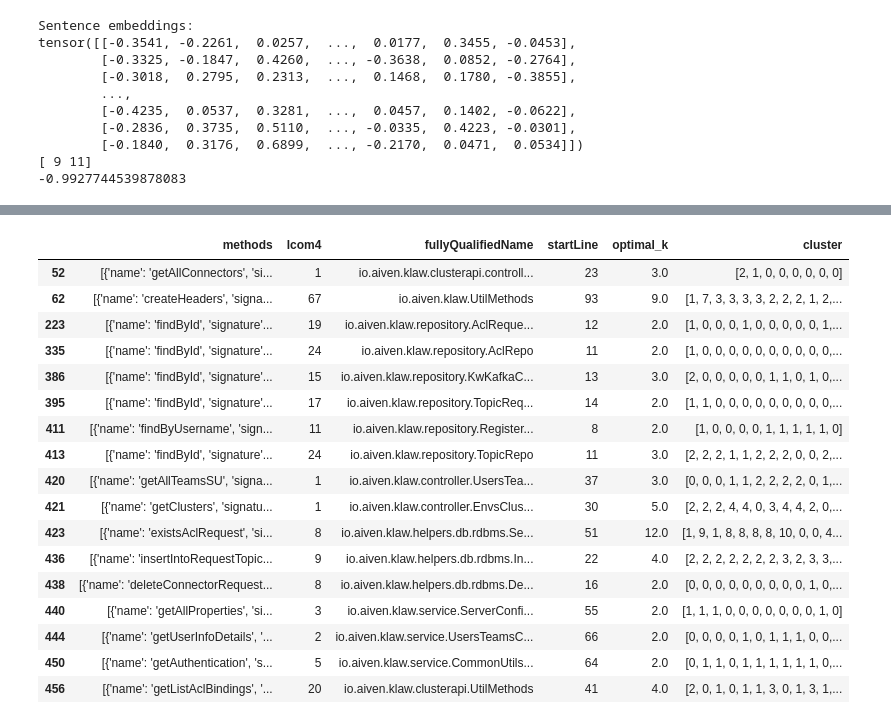
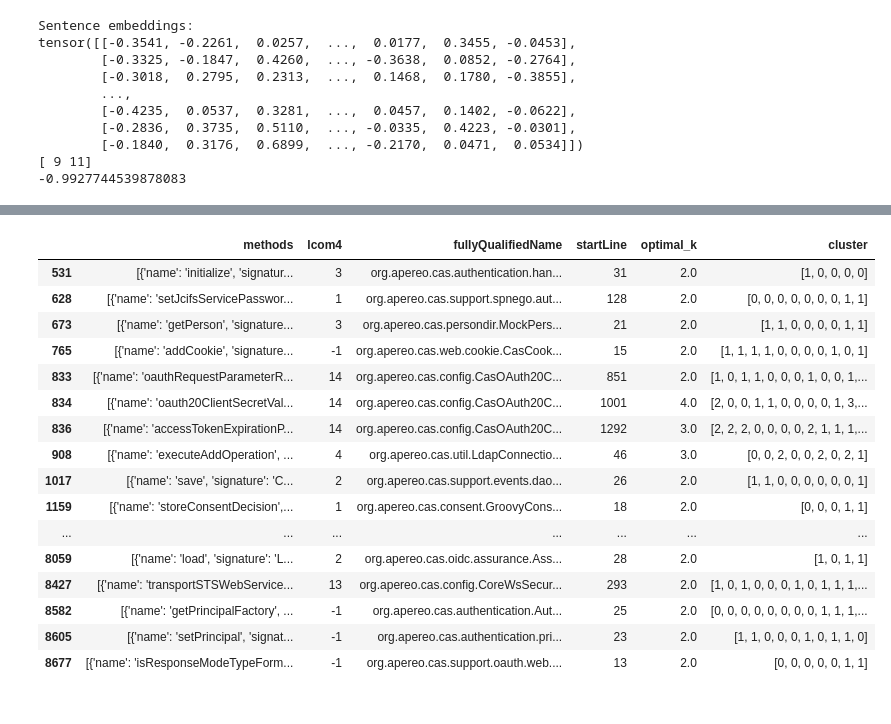
Before and after one commit to Ricaps/JEAD, a Jupyter notebook: AiDetector/training/src/pipelines/multi-service.ipynb, the cells around one changed output, grey strips where cells are left out. Cells and saved outputs as stored; diff of their text form; code cells hidden in the pictures.

```diff
--- a/AiDetector/training/src/pipelines/multi-service.ipynb
+++ b/AiDetector/training/src/pipelines/multi-service.ipynb
@@ -41,8 +42,8 @@ import numpy as np
 # MODEL = "sentence-transformers/all-MiniLM-L6-v2"
 MODEL = "google-bert/bert-base-uncased"
 
-tokenizer = AutoTokenizer.from_pretrained(MODEL)
-model = AutoModel.from_pretrained(MODEL)
+codeBertTokenizer = AutoTokenizer.from_pretrained(MODEL)
+codeBertModel = AutoModel.from_pretrained(MODEL)
 
 input_texts = [
     "User createUser(User user)",
@@ -144,11 +145,11 @@ input_texts = list(
     map(lambda text: "class EmployeeService { " + text + " {...} }", input_texts)
 )
 
-tokenized_inputs = tokenizer(
+tokenized_inputs = codeBertTokenizer(
     input_texts, return_tensors="pt", padding=True, truncation=True, max_length=256
 )
 with torch.no_grad():
-    output = model(**tokenized_inputs)
+    output = codeBertModel(**tokenized_inputs)
 
 
 def hopkins(X):
@@ -374,17 +375,19 @@ def mean_pooling(model_output, attention_mask):
 
 
 # Load model from HuggingFace Hub
-tokenizer = AutoTokenizer.from_pretrained("sentence-transformers/all-MiniLM-L6-v2")
-model = AutoModel.from_pretrained("sentence-transformers/all-MiniLM-L6-v2")
+codeBertTokenizer = AutoTokenizer.from_pretrained(
+    "sentence-transformers/all-MiniLM-L6-v2"
+)
+codeBertModel = AutoModel.from_pretrained("sentence-transformers/all-MiniLM-L6-v2")
 
 # Tokenize sentences
-encoded_input = tokenizer(
+encoded_input = codeBertTokenizer(
     input_texts, padding=True, truncation=True, return_tensors="pt"
 )
 
 # Compute token embeddings
 with torch.no_grad():
-    model_output = model(**encoded_input)
+    model_output = codeBertModel(**encoded_input)
 
 # Perform pooling
 sentence_embeddings = mean_pooling(model_output, encoded_input["attention_mask"])
@@ -530,5 +579,6 @@ io.aiven.klaw.clusterapi.AuthenticationIntegrationIT: 1, [0 0 0 0]
 # %%
-input_file = "/media/martin/BigData/datasets/github-projects/klaw/multi-service-result-codebert-signatures.jsonl"
+# input_file = "/media/martin/BigData/datasets/github-projects/klaw/multi-service-result-both_models-combined.jsonl"
+input_file = "/media/martin/BigData/datasets/github-projects/cas/multi-service-result-codebert-combined.jsonl"
 
 df = pd.read_json(input_file, lines=True)
 one_cluster_lines = df.loc[df.get("optimal_k") == 1]
@@ -537,6 +587,8 @@ count = 0
 evaluation_property = "methods"
 for _, record in one_cluster_lines.iterrows():
     if len(record[evaluation_property]) > 10:
+        # if record["lcom4"] > 3 and len(record[evaluation_property]) >= 4:
+        print(record["fullyQualifiedName"])
         # print(record["methodSignatures"])
         count += 1
 
@@ -593,18 +645,17 @@ Cluster 1: [
 |  | methods | lcom4 | fullyQualifiedName | startLine | optimal_k | cluster |
-| 52 | [{'name': 'getAllConnectors', 'si... | 1 | io.aiven.klaw.clusterapi.controll... | 23 | 3.0 | [2, 1, 0, 0, 0, 0, 0, 0] |
-| 62 | [{'name': 'createHeaders', 'signa... | 67 | io.aiven.klaw.UtilMethods | 93 | 9.0 | [1, 7, 3, 3, 3, 3, 2, 2, 2, 1, 2,... |
-| 223 | [{'name': 'findById', 'signature'... | 19 | io.aiven.klaw.repository.AclReque... | 12 | 2.0 | [1, 0, 0, 0, 1, 0, 0, 0, 0, 0, 1,... |
-| 335 | [{'name': 'findById', 'signature'... | 24 | io.aiven.klaw.repository.AclRepo | 11 | 2.0 | [1, 0, 0, 0, 0, 0, 0, 0, 0, 0, 0,... |
-| 386 | [{'name': 'findById', 'signature'... | 15 | io.aiven.klaw.repository.KwKafkaC... | 13 | 3.0 | [2, 0, 0, 0, 0, 0, 1, 1, 0, 1, 0,... |
-| 395 | [{'name': 'findById', 'signature'... | 17 | io.aiven.klaw.repository.TopicReq... | 14 | 2.0 | [1, 1, 0, 0, 0, 0, 0, 0, 0, 0, 0,... |
-| 411 | [{'name': 'findByUsername', 'sign... | 11 | io.aiven.klaw.repository.Register... | 8 | 2.0 | [1, 0, 0, 0, 0, 1, 1, 1, 1, 1, 0] |
-| 413 | [{'name': 'findById', 'signature'... | 24 | io.aiven.klaw.repository.TopicRepo | 11 | 3.0 | [2, 2, 2, 1, 1, 2, 2, 2, 0, 0, 2,... |
-| 420 | [{'name': 'getAllTeamsSU', 'signa... | 1 | io.aiven.klaw.controller.UsersTea... | 37 | 3.0 | [0, 0, 0, 1, 1, 2, 2, 2, 2, 0, 1,... |
-| 421 | [{'name': 'getClusters', 'signatu... | 1 | io.aiven.klaw.controller.EnvsClus... | 30 | 5.0 | [2, 2, 2, 4, 4, 0, 3, 4, 4, 2, 0,... |
-| 423 | [{'name': 'existsAclRequest', 'si... | 8 | io.aiven.klaw.helpers.db.rdbms.Se... | 51 | 12.0 | [1, 9, 1, 8, 8, 8, 8, 10, 0, 0, 4... |
-| 436 | [{'name': 'insertIntoRequestTopic... | 9 | io.aiven.klaw.helpers.db.rdbms.In... | 22 | 4.0 | [2, 2, 2, 2, 2, 2, 2, 3, 2, 3, 3,... |
-| 438 | [{'name': 'deleteConnectorRequest... | 8 | io.aiven.klaw.helpers.db.rdbms.De... | 16 | 2.0 | [0, 0, 0, 0, 0, 0, 0, 0, 0, 1, 0,... |
-| 440 | [{'name': 'getAllProperties', 'si... | 3 | io.aiven.klaw.service.ServerConfi... | 55 | 2.0 | [1, 1, 1, 0, 0, 0, 0, 0, 0, 0, 1, 0] |
-| 444 | [{'name': 'getUserInfoDetails', '... | 2 | io.aiven.klaw.service.UsersTeamsC... | 66 | 2.0 | [0, 0, 0, 0, 1, 0, 1, 1, 1, 0, 0,... |
-| 450 | [{'name': 'getAuthentication', 's... | 5 | io.aiven.klaw.service.CommonUtils... | 64 | 2.0 | [0, 1, 1, 0, 1, 1, 1, 1, 1, 1, 0,... |
-| 456 | [{'name': 'getListAclBindings', '... | 20 | io.aiven.klaw.clusterapi.UtilMethods | 41 | 4.0 | [2, 0, 1, 0, 1, 1, 3, 0, 1, 3, 1,... |
+| 531 | [{'name': 'initialize', 'signatur... | 3 | org.apereo.cas.authentication.han... | 31 | 2.0 | [1, 0, 0, 0, 0] |
+| 628 | [{'name': 'setJcifsServicePasswor... | 1 | org.apereo.cas.support.spnego.aut... | 128 | 2.0 | [0, 0, 0, 0, 0, 0, 0, 1, 1] |
+| 673 | [{'name': 'getPerson', 'signature... | 3 | org.apereo.cas.persondir.MockPers... | 21 | 2.0 | [1, 1, 0, 0, 0, 0, 1, 1] |
+| 765 | [{'name': 'addCookie', 'signature... | -1 | org.apereo.cas.web.cookie.CasCook... | 15 | 2.0 | [1, 1, 1, 1, 0, 0, 0, 0, 1, 0, 1] |
+| 833 | [{'name': 'oauthRequestParameterR... | 14 | org.apereo.cas.config.CasOAuth20C... | 851 | 2.0 | [1, 0, 1, 1, 0, 0, 0, 1, 0, 0, 1,... |
+| 834 | [{'name': 'oauth20ClientSecretVal... | 14 | org.apereo.cas.config.CasOAuth20C... | 1001 | 4.0 | [2, 0, 0, 1, 1, 0, 0, 0, 0, 1, 3,... |
+| 836 | [{'name': 'accessTokenExpirationP... | 14 | org.apereo.cas.config.CasOAuth20C... | 1292 | 3.0 | [2, 2, 2, 0, 0, 0, 0, 2, 1, 1, 1,... |
+| 908 | [{'name': 'executeAddOperation', ... | 4 | org.apereo.cas.util.LdapConnectio... | 46 | 3.0 | [0, 0, 2, 0, 0, 2, 0, 2, 1] |
+| 1017 | [{'name': 'save', 'signature': 'C... | 2 | org.apereo.cas.support.events.dao... | 26 | 2.0 | [1, 1, 0, 0, 0, 0, 0, 0, 1] |
+| 1159 | [{'name': 'storeConsentDecision',... | 1 | org.apereo.cas.consent.GroovyCons... | 18 | 2.0 | [0, 0, 0, 1, 1] |
+| ... | ... | ... | ... | ... | ... | ... |
+| 8059 | [{'name': 'load', 'signature': 'L... | 2 | org.apereo.cas.oidc.assurance.Ass... | 28 | 2.0 | [1, 0, 1, 1] |
+| 8427 | [{'name': 'transportSTSWebService... | 13 | org.apereo.cas.config.CoreWsSecur... | 293 | 2.0 | [1, 0, 1, 0, 0, 0, 1, 0, 1, 1, 1,... |
+| 8582 | [{'name': 'getPrincipalFactory', ... | -1 | org.apereo.cas.authentication.Aut... | 25 | 2.0 | [0, 0, 0, 0, 0, 0, 0, 0, 1, 1, 1,... |
+| 8605 | [{'name': 'setPrincipal', 'signat... | -1 | org.apereo.cas.authentication.pri... | 23 | 2.0 | [1, 1, 0, 0, 0, 1, 0, 1, 1, 0] |
+| 8677 | [{'name': 'isResponseModeTypeForm... | -1 | org.apereo.cas.support.oauth.web.... | 13 | 2.0 | [0, 0, 0, 0, 0, 1, 1] |
```
Also changed, not shown: parts of 3 cells of this notebook, 8 other files.
